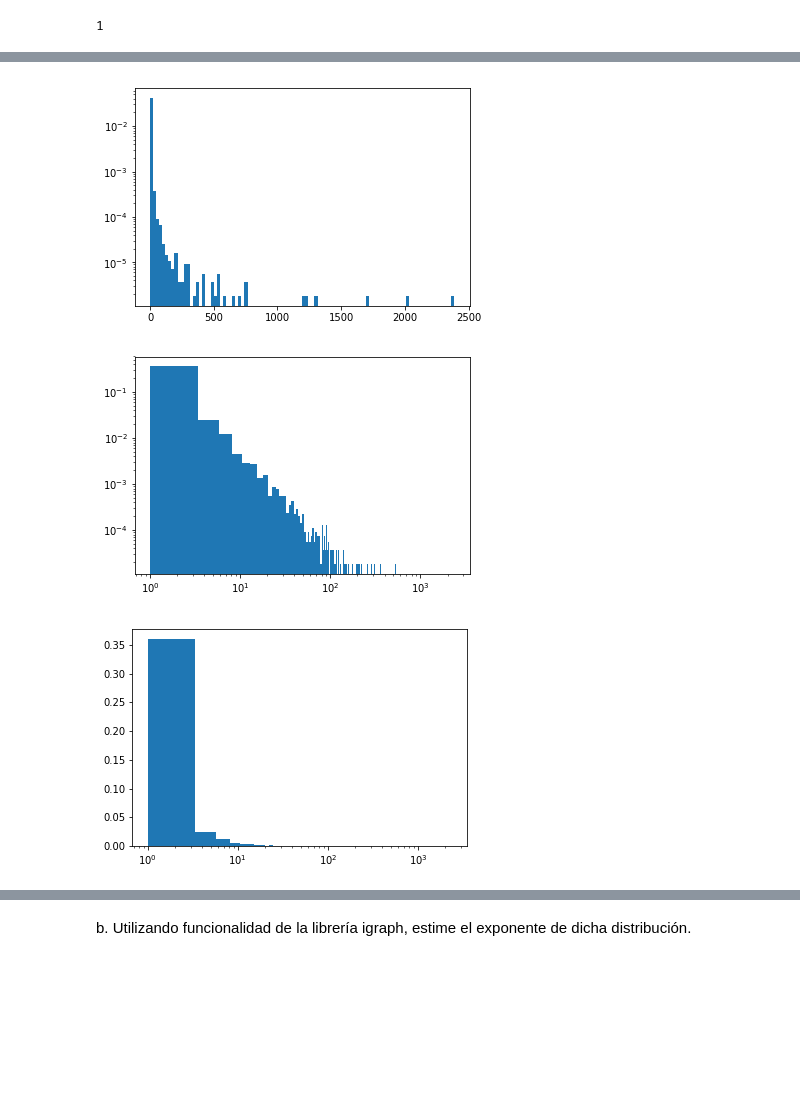
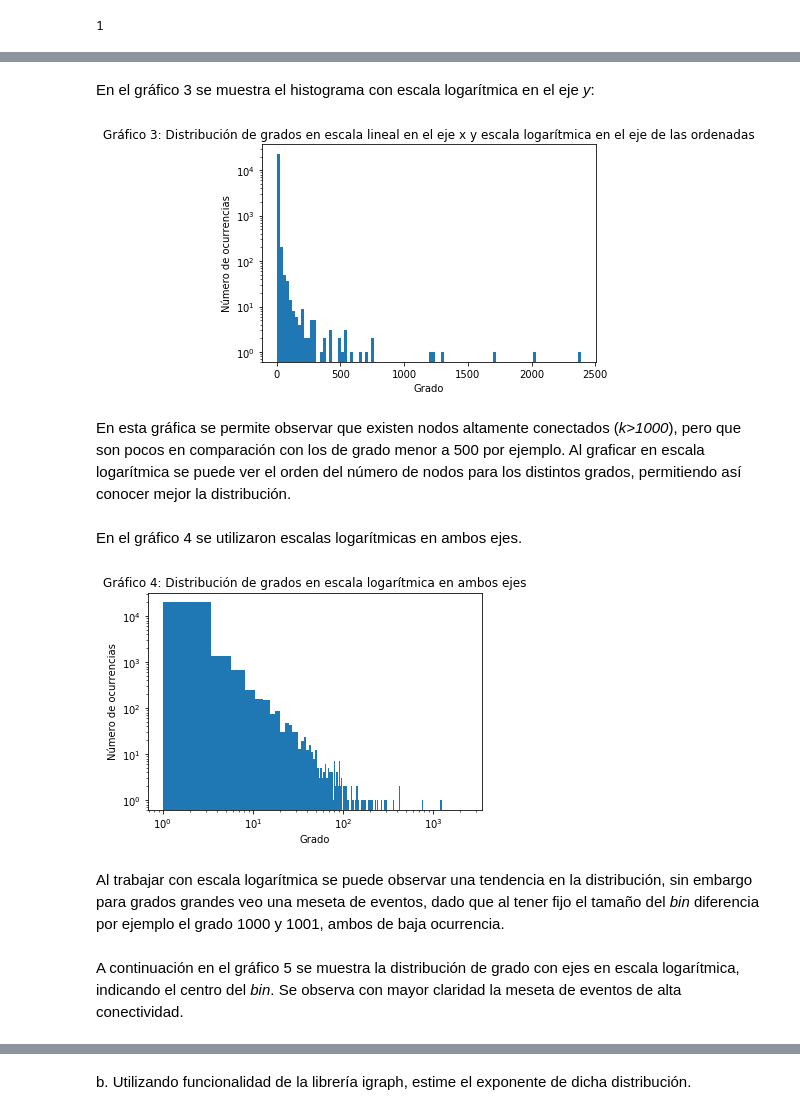
Before and after one commit to vms10/redestcs, a Jupyter notebook: Ejercicio3.ipynb, the cells around one changed output, grey strips where cells are left out. Drawn from its saved outputs; the diff is of its cells as text; code cells hidden in the pictures; blank space fills up the shorter version.

```diff
--- a/Ejercicio3.ipynb
+++ b/Ejercicio3.ipynb
@@ -53,22 +85,31 @@ min(K)
+# %% [markdown]
+En el gráfico 3 se muestra el histograma con escala logarítmica en el eje *y*:
 # %%
-plt.hist(K,log=True, bins= 100, normed=1) #plot con escala log en y
-#plt.xscale("log")
+plt.hist(K,log=True, bins= 100)# density=1) #plot con escala log en y
+plt.ylabel("Número de ocurrencias")
+plt.xlabel("Grado")
+plt.title("Gráfico 3: Distribución de grados en escala lineal en el eje x y escala logarítmica en el eje de las ordenadas")
 plt.show()
 # %% [output]
-[figure, old version]
+[figure, new version]
+# %% [markdown]
+En esta gráfica se permite observar que existen nodos altamente conectados (*k>1000*), pero que son pocos en comparación con los de grado menor a 500 por ejemplo. Al graficar en escala logarítmica se puede ver el orden del número de nodos para los distintos grados, permitiendo así conocer mejor la distribución.
+# %% [markdown]
+En el gráfico 4 se utilizaron escalas logarítmicas en ambos ejes.
 # %%
-plt.hist(K, bins=1000,normed=1) #plot con escala log en x y en y
+plt.hist(K, bins=1000) #plot con escala log en x y en y
 plt.yscale("log")
 plt.xscale("log")
+plt.ylabel("Número de ocurrencias")
+plt.xlabel("Grado")
+plt.title("Gráfico 4: Distribución de grados en escala logarítmica en ambos ejes")
 plt.show()
 # %% [output]
-[figure, old version]
+[figure, new version]
-# %%
-plt.hist(K,bins=1000, normed=1)      #plot con escala log en x
-plt.xscale("log")
-plt.show()
-# %% [output]
-[figure, removed]
+# %% [markdown]
+Al trabajar con escala logarítmica se puede observar una tendencia en la distribución, sin embargo para grados grandes veo una meseta de eventos, dado que al tener fijo el tamaño del *bin* diferencia por ejemplo el grado 1000 y 1001, ambos de baja ocurrencia.
+# %% [markdown]
+A continuación en el gráfico 5 se muestra la distribución de grado con ejes en escala logarítmica, indicando el centro del *bin*. Se observa con mayor claridad la meseta de eventos de alta conectividad.
 # %%
 bins=1000
 
```
Also changed, not shown: parts of 12 cells of this notebook, 1 other file.
